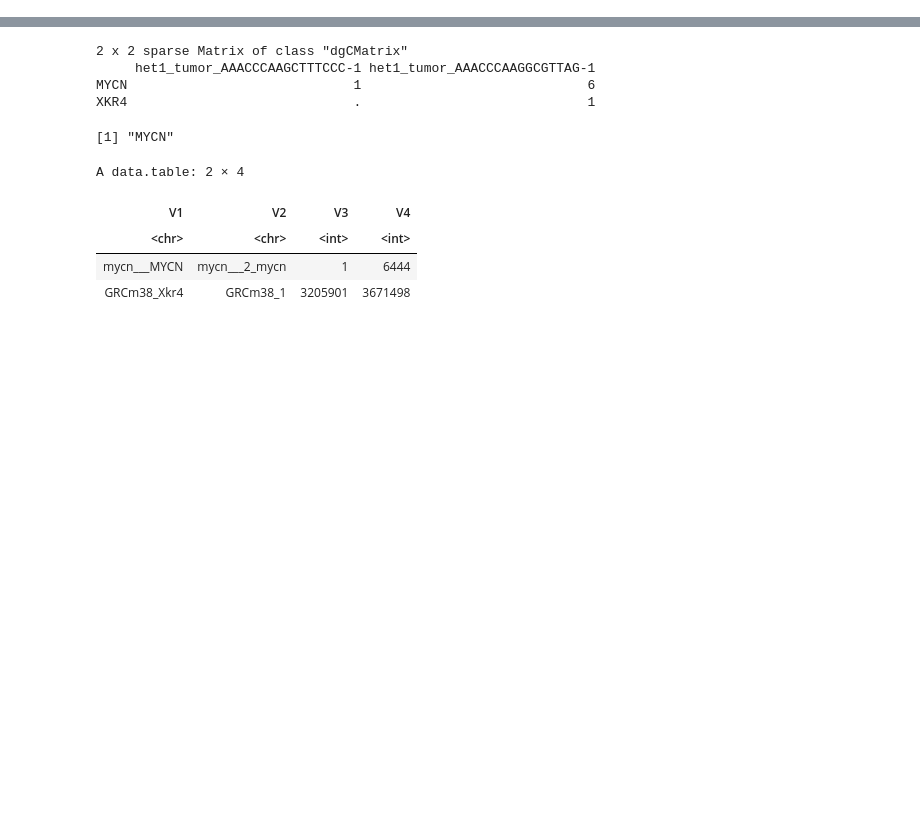
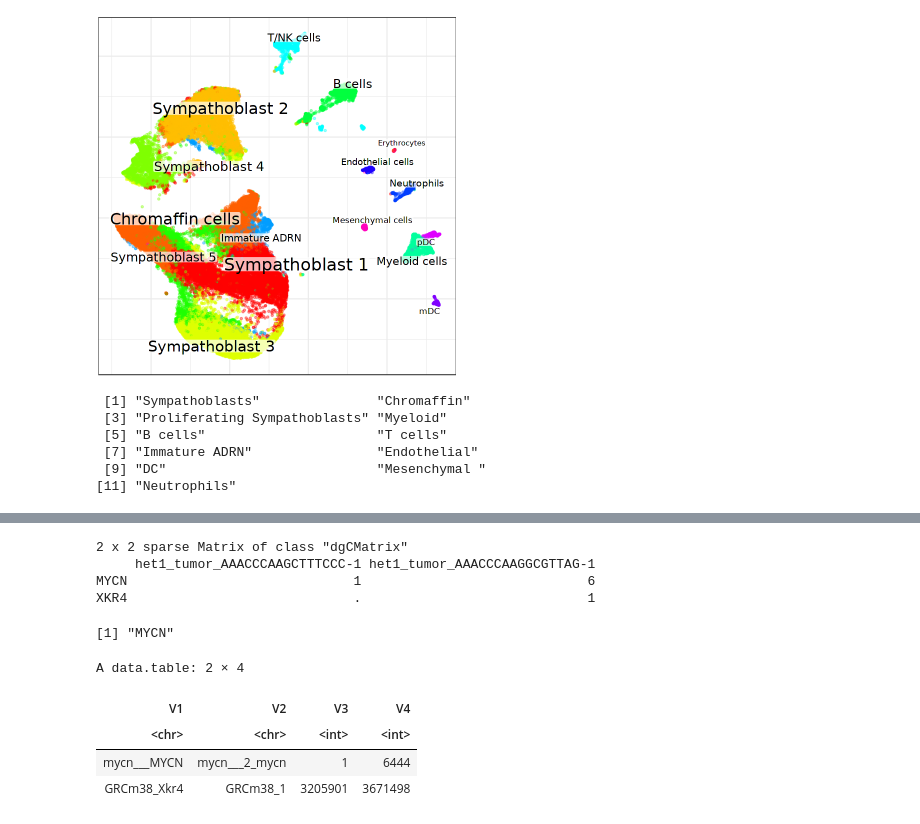
Before and after one commit to hiraksarkar/neuroblastoma_analysis, a Jupyter notebook: notebook/InferCNV_Analysis.ipynb, the cells around one changed output, grey strips where cells are left out. Saved outputs shown, nothing was run; the diff lists cells and outputs as text; code cells hidden in the pictures; blank space fills up the shorter version.

```diff
--- a/notebook/InferCNV_Analysis.ipynb
+++ b/notebook/InferCNV_Analysis.ipynb
@@ -8,3 +8,36 @@ suppressPackageStartupMessages({
     library(ggplot2)
     library(infercnv)
 })
+# %%
+conos.5 = readRDS('/home/hsarkar/Projects/ThMYCN/new_conos_app_conos.rds')
+# %%
+anot_order = c(
+    'Sympathoblast 1',
+    'Chromaffin cells',
+    'Sympathoblast 2',
+    'Sympathoblast 3',
+    'Sympathoblast 4',
+    'Sympathoblast 5',
+    'B cells',
+    'Myeloid cells',
+    'T/NK cells',
+    'Immature ADRN',
+    'Neutrophils',
+    'Endothelial cells',
+    'mDC',
+    'pDC',
+    'Mesenchymal cells',
+    'Erythrocytes'
+)
+# %%
+annot = anot_order[conos.5$clusters$leiden$groups]
+names(annot) = names(conos.5$clusters$leiden$groups)
+# %%
+cols = rainbow(16)
+names(cols) = anot_order
+colsf = function(n) return(cols)
+
+options(repr.plot.height=6, repr.plot.width=6, res=150 )
+conos.5$plotGraph(groups = annot,palette=colsf)
+# %% [output]
+[figure, added]
@@ -10,0 +56,9 @@ suppressPackageStartupMessages({
+# %%
+seurat.5.annot$Annotation %>% unique
+# %% [output]
+ [1] "Sympathoblasts"               "Chromaffin"
+ [3] "Proliferating Sympathoblasts" "Myeloid"
+ [5] "B cells"                      "T cells"
+ [7] "Immature ADRN"                "Endothelial"
+ [9] "DC"                           "Mesenchymal "
+[11] "Neutrophils"
```
Also changed, not shown: parts of 18 cells of this notebook, 35 other files.
